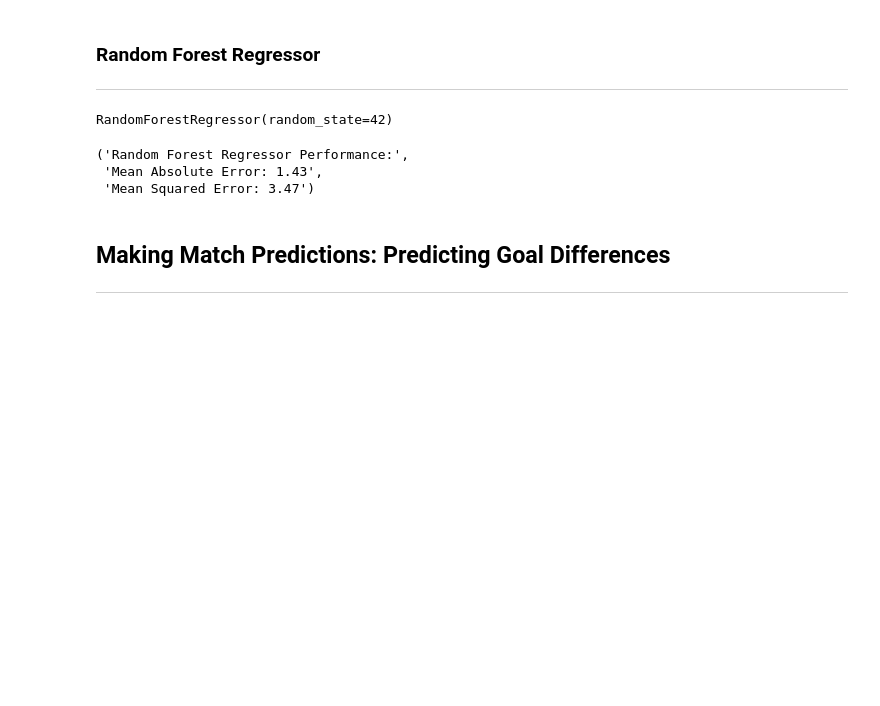
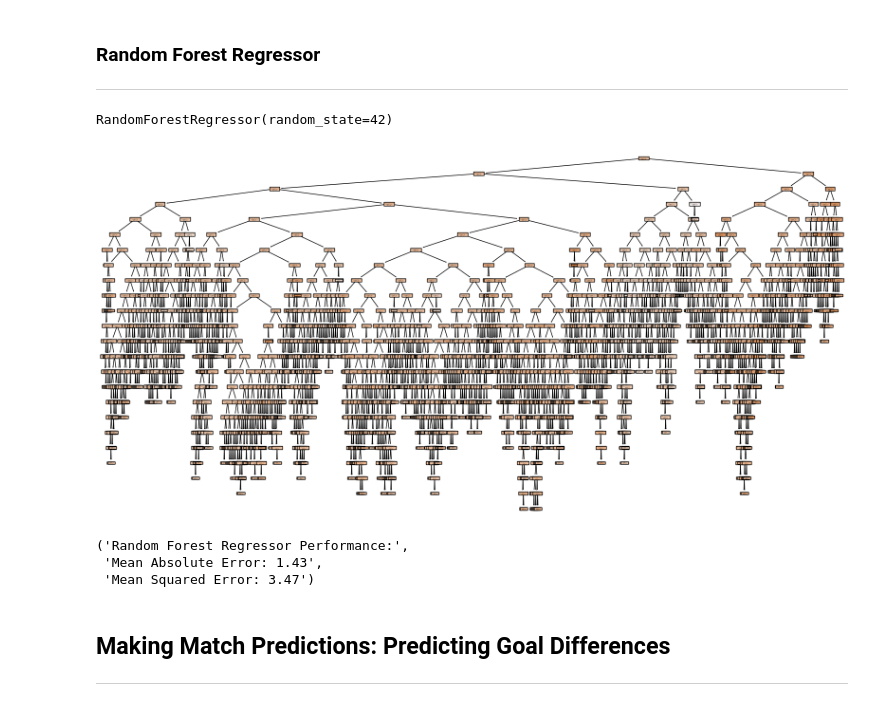
Before and after one commit to MaarceloLuiz/football-score-prediction-ml, a Jupyter notebook: CA2_score_prediction.ipynb, the cells around one changed output. Cells and saved outputs as stored; diff of their text form; code cells hidden in the pictures; blank space fills up the shorter version.

```diff
--- a/CA2_score_prediction.ipynb
+++ b/CA2_score_prediction.ipynb
@@ -213,6 +355,12 @@ rf_model = RandomForestRegressor(random_state=42)
 rf_model.fit(X_train, y_train)
 # %% [output]
 RandomForestRegressor(random_state=42)
+# %%
+plt.figure(figsize=(20, 10))
+plot_tree(rf_model.estimators_[0], filled=True, feature_names=X.columns, precision=2)
+plt.show()
+# %% [output]
+[figure, added]
 # %%
 #making predictions and evaluating the models
 rf_predictions = rf_model.predict(X_test)
```
Also changed, not shown: parts of 11 cells of this notebook.
